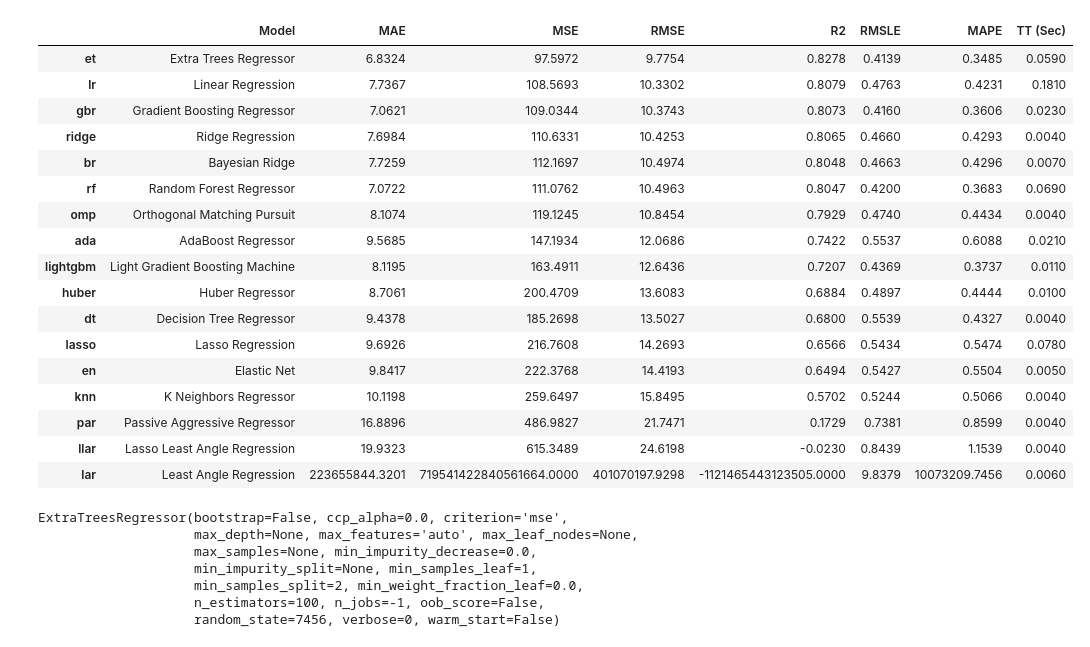
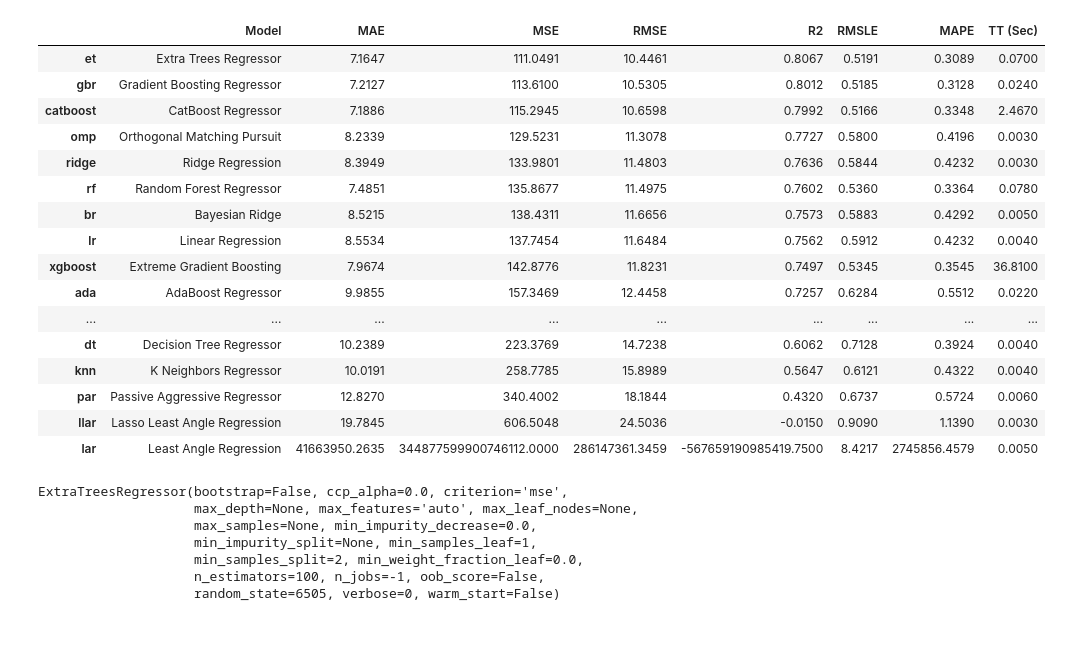
Before and after one commit to jackmleitch/StravaKudos, a Jupyter notebook: notebooks/initial_model.ipynb, the cells around one changed output. Cells and saved outputs as stored; diff of their text form; code cells hidden in the pictures.

```diff
--- a/notebooks/initial_model.ipynb
+++ b/notebooks/initial_model.ipynb
@@ -36,35 +36,34 @@ Index(['name', 'distance', 'moving_time', 'total_elevation_gain',
 # %%
 from pycaret.regression import *
 
 data_path = config.STRAVA_TRAIN_PATH
 data = pd.read_csv(data_path, index_col=0)
-data = data.drop(['name','start_latlng', 'end_latlng', "map.summary_polyline"], axis=1)
+data = data.drop(['name'], axis=1)
 reg = setup(data, target='kudos_count')
 compare_models()
 # %% [output]
 |  | Model | MAE | MSE | RMSE | R2 | RMSLE | MAPE | TT (Sec) |
-| et | Extra Trees Regressor | 6.8324 | 97.5972 | 9.7754 | 0.8278 | 0.4139 | 0.3485 | 0.0590 |
-| lr | Linear Regression | 7.7367 | 108.5693 | 10.3302 | 0.8079 | 0.4763 | 0.4231 | 0.1810 |
-| gbr | Gradient Boosting Regressor | 7.0621 | 109.0344 | 10.3743 | 0.8073 | 0.4160 | 0.3606 | 0.0230 |
-| ridge | Ridge Regression | 7.6984 | 110.6331 | 10.4253 | 0.8065 | 0.4660 | 0.4293 | 0.0040 |
-| br | Bayesian Ridge | 7.7259 | 112.1697 | 10.4974 | 0.8048 | 0.4663 | 0.4296 | 0.0070 |
-| rf | Random Forest Regressor | 7.0722 | 111.0762 | 10.4963 | 0.8047 | 0.4200 | 0.3683 | 0.0690 |
-| omp | Orthogonal Matching Pursuit | 8.1074 | 119.1245 | 10.8454 | 0.7929 | 0.4740 | 0.4434 | 0.0040 |
-| ada | AdaBoost Regressor | 9.5685 | 147.1934 | 12.0686 | 0.7422 | 0.5537 | 0.6088 | 0.0210 |
-| lightgbm | Light Gradient Boosting Machine | 8.1195 | 163.4911 | 12.6436 | 0.7207 | 0.4369 | 0.3737 | 0.0110 |
-| huber | Huber Regressor | 8.7061 | 200.4709 | 13.6083 | 0.6884 | 0.4897 | 0.4444 | 0.0100 |
-| dt | Decision Tree Regressor | 9.4378 | 185.2698 | 13.5027 | 0.6800 | 0.5539 | 0.4327 | 0.0040 |
-| lasso | Lasso Regression | 9.6926 | 216.7608 | 14.2693 | 0.6566 | 0.5434 | 0.5474 | 0.0780 |
-| en | Elastic Net | 9.8417 | 222.3768 | 14.4193 | 0.6494 | 0.5427 | 0.5504 | 0.0050 |
-| knn | K Neighbors Regressor | 10.1198 | 259.6497 | 15.8495 | 0.5702 | 0.5244 | 0.5066 | 0.0040 |
-| par | Passive Aggressive Regressor | 16.8896 | 486.9827 | 21.7471 | 0.1729 | 0.7381 | 0.8599 | 0.0040 |
-| llar | Lasso Least Angle Regression | 19.9323 | 615.3489 | 24.6198 | -0.0230 | 0.8439 | 1.1539 | 0.0040 |
-| lar | Least Angle Regression | 223655844.3201 | 719541422840561664.0000 | 401070197.9298 | -1121465443123505.0000 | 9.8379 | 10073209.7456 | 0.0060 |
+| et | Extra Trees Regressor | 7.1647 | 111.0491 | 10.4461 | 0.8067 | 0.5191 | 0.3089 | 0.0700 |
+| gbr | Gradient Boosting Regressor | 7.2127 | 113.6100 | 10.5305 | 0.8012 | 0.5185 | 0.3128 | 0.0240 |
+| catboost | CatBoost Regressor | 7.1886 | 115.2945 | 10.6598 | 0.7992 | 0.5166 | 0.3348 | 2.4670 |
+| omp | Orthogonal Matching Pursuit | 8.2339 | 129.5231 | 11.3078 | 0.7727 | 0.5800 | 0.4196 | 0.0030 |
+| ridge | Ridge Regression | 8.3949 | 133.9801 | 11.4803 | 0.7636 | 0.5844 | 0.4232 | 0.0030 |
+| rf | Random Forest Regressor | 7.4851 | 135.8677 | 11.4975 | 0.7602 | 0.5360 | 0.3364 | 0.0780 |
+| br | Bayesian Ridge | 8.5215 | 138.4311 | 11.6656 | 0.7573 | 0.5883 | 0.4292 | 0.0050 |
+| lr | Linear Regression | 8.5534 | 137.7454 | 11.6484 | 0.7562 | 0.5912 | 0.4232 | 0.0040 |
+| xgboost | Extreme Gradient Boosting | 7.9674 | 142.8776 | 11.8231 | 0.7497 | 0.5345 | 0.3545 | 36.8100 |
+| ada | AdaBoost Regressor | 9.9855 | 157.3469 | 12.4458 | 0.7257 | 0.6284 | 0.5512 | 0.0220 |
+| ... | ... | ... | ... | ... | ... | ... | ... | ... |
+| dt | Decision Tree Regressor | 10.2389 | 223.3769 | 14.7238 | 0.6062 | 0.7128 | 0.3924 | 0.0040 |
+| knn | K Neighbors Regressor | 10.0191 | 258.7785 | 15.8989 | 0.5647 | 0.6121 | 0.4322 | 0.0040 |
+| par | Passive Aggressive Regressor | 12.8270 | 340.4002 | 18.1844 | 0.4320 | 0.6737 | 0.5724 | 0.0060 |
+| llar | Lasso Least Angle Regression | 19.7845 | 606.5048 | 24.5036 | -0.0150 | 0.9090 | 1.1390 | 0.0030 |
+| lar | Least Angle Regression | 41663950.2635 | 344877599900746112.0000 | 286147361.3459 | -567659190985419.7500 | 8.4217 | 2745856.4579 | 0.0050 |
 ExtraTreesRegressor(bootstrap=False, ccp_alpha=0.0, criterion='mse',
                     max_depth=None, max_features='auto', max_leaf_nodes=None,
                     max_samples=None, min_impurity_decrease=0.0,
                     min_impurity_split=None, min_samples_leaf=1,
                     min_samples_split=2, min_weight_fraction_leaf=0.0,
                     n_estimators=100, n_jobs=-1, oob_score=False,
-                    random_state=7456, verbose=0, warm_start=False)
+                    random_state=6505, verbose=0, warm_start=False)
 # %%
```
Also changed, not shown: parts of 4 cells of this notebook, 6 other files.
